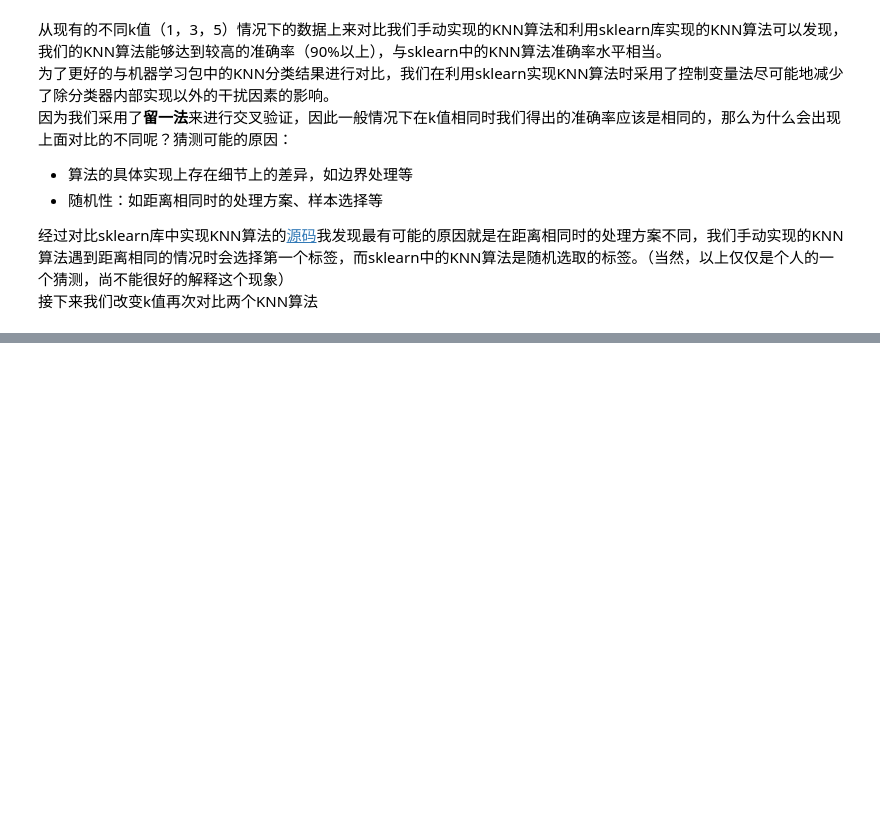
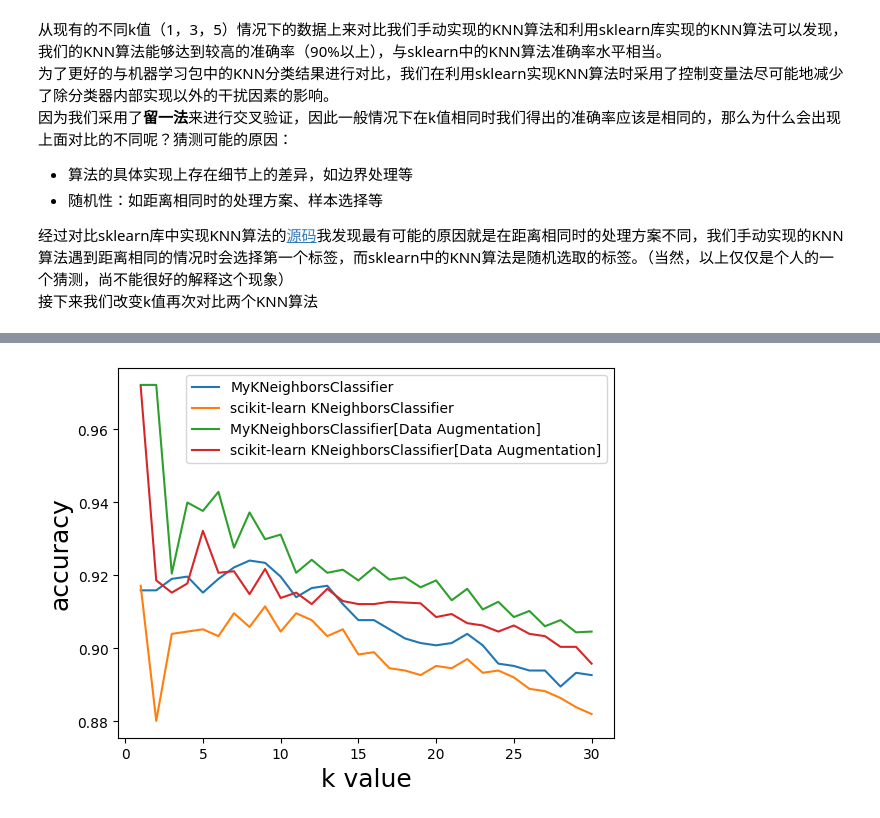
Before and after one commit to Yuzhao-P/Machine-Learning, a Jupyter notebook: Lab1/Lab1_KNN.ipynb, the cells around one changed output, grey strips where cells are left out. Cells and saved outputs as stored; diff of their text form; code cells hidden in the pictures; blank space fills up the shorter version.

```diff
--- a/Lab1/Lab1_KNN.ipynb
+++ b/Lab1/Lab1_KNN.ipynb
@@ -282,0 +357,8 @@ NameError: name 'MyKnnClassifier' is not defined
+# %%
+# 创建数据-标签映射——这是必要的！！！否则我们做的就不是数据扩增（数据增强），而是噪声增强了【切记切记】
+data_label_mapping = {i: label for i, label in enumerate(y)}
+X_R, y_R = DataRevolve(X, data_label_mapping)
+X_M, y_M = DataRevolve(X, data_label_mapping)
+X_new = np.concatenate([X, X_R, X_M], axis=0)
+y_new = np.concatenate([y, y_R, y_M], axis=0)
+np.shape(X_new), np.shape(y_new)
@@ -282,0 +367,8 @@ NameError: name 'MyKnnClassifier' is not defined
+# %%
+myKNNaccuracy_new = []
+skKNNaccuracy_new = []
+for k in range(1,31):
+    myKNNacc_new = MyKnnClassifier(X_new, y_new, k)
+    myKNNaccuracy_new.append(myKNNacc_new)
+    skKNNacc_new = skKnnClassifier(X_new, y_new, k)
+    skKNNaccuracy_new.append(skKNNacc_new)
@@ -282,0 +393,11 @@ NameError: name 'MyKnnClassifier' is not defined
+# %%
+plt.xlabel('k value',fontsize=18)
+plt.ylabel('accuracy',fontsize=18)
+plt.plot(np.arange(1,31), myKNNaccuracy, label='MyKNeighborsClassifier')
+plt.plot(np.arange(1,31), skKNNaccuracy, label='scikit-learn KNeighborsClassifier')
+plt.plot(np.arange(1,31), myKNNaccuracy_new, label='MyKNeighborsClassifier[Data Augmentation]')
+plt.plot(np.arange(1,31), skKNNaccuracy_new, label='scikit-learn KNeighborsClassifier[Data Augmentation]')
+plt.legend()
+plt.show()
+# %% [output]
+[figure, added]
```
Also changed, not shown: parts of 21 cells of this notebook.
